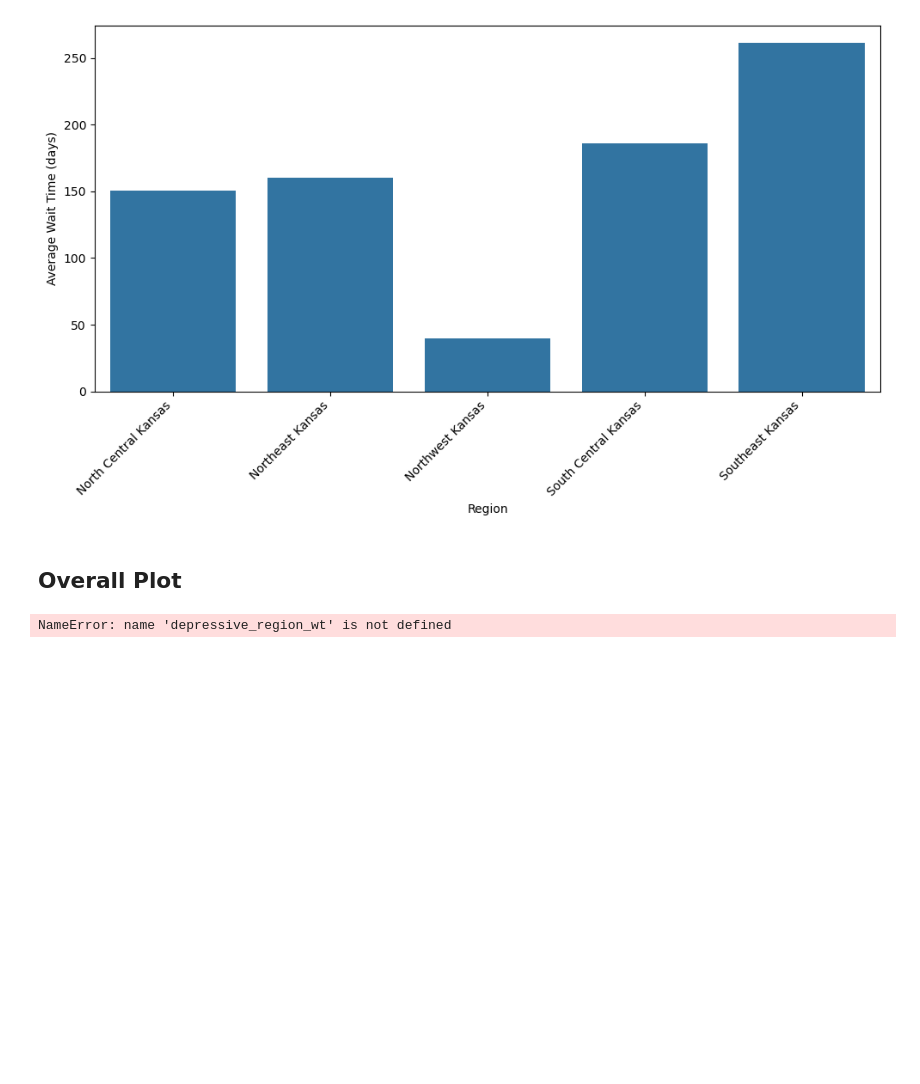
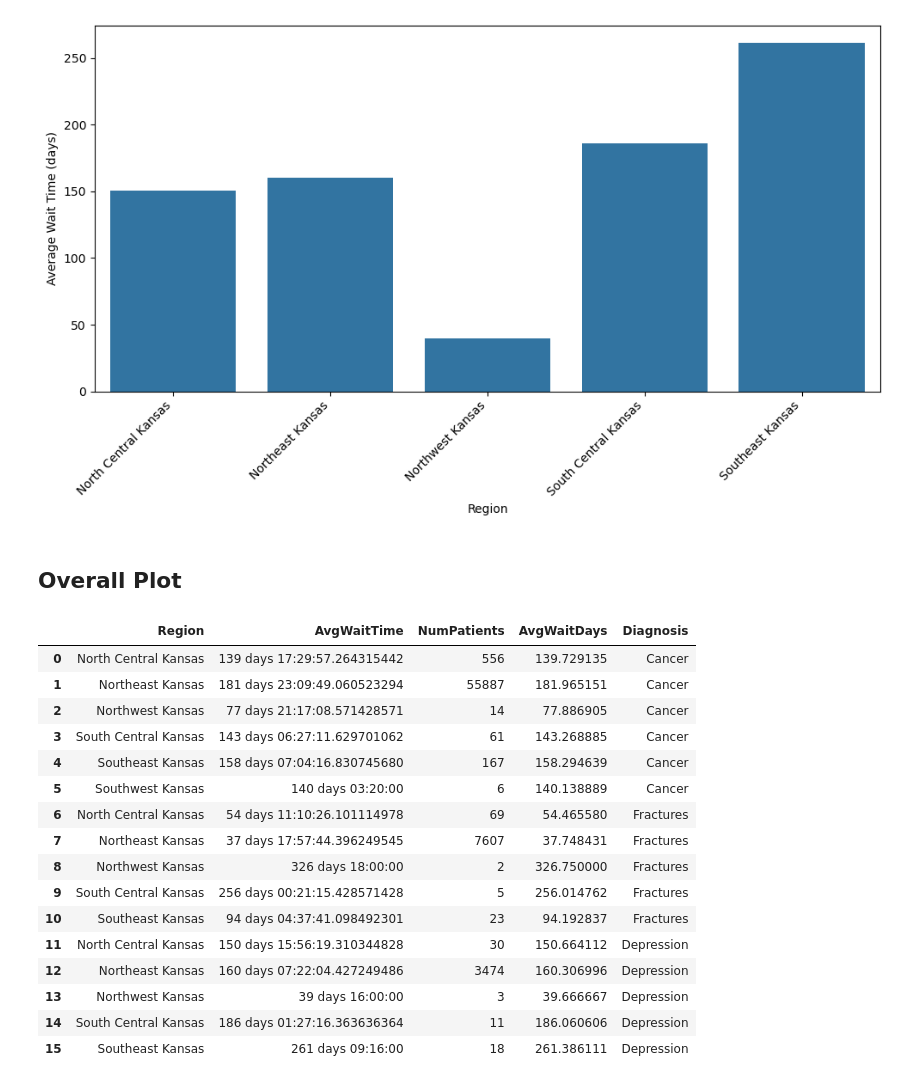
Before and after one commit to Takeshi-Chang/nu-datafest-2026, a Jupyter notebook: Cleaning_Hannah.ipynb, the cells around one changed output. Saved outputs shown, nothing was run; the diff lists cells and outputs as text; code cells hidden in the pictures; blank space fills up the shorter version.

```diff
--- a/Cleaning_Hannah.ipynb
+++ b/Cleaning_Hannah.ipynb
@@ -585,8 +585,6 @@ plt.show()
 # %% [markdown]
 ## Overall Plot
 # %%
-cancer_region_wt.columns = ['Region', 'AvgWaitTime (Cancer)', 'NumPatients (Cancer)', 'AvgWaitDays (Cancer)']
-fractures_region_wt.columns = ['Region', 'AvgWaitTime (Fractures)', 'NumPatients (Fractures)', 'AvgWaitDays (Fractures)']
-depressive_region_wt.columns = ['Region', 'AvgWaitTime (Depression)', 'NumPatients (Depression)', 'AvgWaitDays (Depression)']
+cancer_region_wt["Diagnosis"] = "Cancer"
+fractures_region_wt["Diagnosis"] = "Fractures"
+depressives_region_wt["Diagnosis"] = "Depression"
-# %% [output]
-NameError: name 'depressive_region_wt' is not defined
@@ -592,0 +594,20 @@ NameError: name 'depressive_region_wt' is not defined
+# %%
+overall_region_wt
+# %% [output]
+|  | Region | AvgWaitTime | NumPatients | AvgWaitDays | Diagnosis |
+| 0 | North Central Kansas | 139 days 17:29:57.264315442 | 556 | 139.729135 | Cancer |
+| 1 | Northeast Kansas | 181 days 23:09:49.060523294 | 55887 | 181.965151 | Cancer |
+| 2 | Northwest Kansas | 77 days 21:17:08.571428571 | 14 | 77.886905 | Cancer |
+| 3 | South Central Kansas | 143 days 06:27:11.629701062 | 61 | 143.268885 | Cancer |
+| 4 | Southeast Kansas | 158 days 07:04:16.830745680 | 167 | 158.294639 | Cancer |
+| 5 | Southwest Kansas | 140 days 03:20:00 | 6 | 140.138889 | Cancer |
+| 6 | North Central Kansas | 54 days 11:10:26.101114978 | 69 | 54.465580 | Fractures |
+| 7 | Northeast Kansas | 37 days 17:57:44.396249545 | 7607 | 37.748431 | Fractures |
+| 8 | Northwest Kansas | 326 days 18:00:00 | 2 | 326.750000 | Fractures |
+| 9 | South Central Kansas | 256 days 00:21:15.428571428 | 5 | 256.014762 | Fractures |
+| 10 | Southeast Kansas | 94 days 04:37:41.098492301 | 23 | 94.192837 | Fractures |
+| 11 | North Central Kansas | 150 days 15:56:19.310344828 | 30 | 150.664112 | Depression |
+| 12 | Northeast Kansas | 160 days 07:22:04.427249486 | 3474 | 160.306996 | Depression |
+| 13 | Northwest Kansas | 39 days 16:00:00 | 3 | 39.666667 | Depression |
+| 14 | South Central Kansas | 186 days 01:27:16.363636364 | 11 | 186.060606 | Depression |
+| 15 | Southeast Kansas | 261 days 09:16:00 | 18 | 261.386111 | Depression |
```
Also changed, not shown: parts of 6 cells of this notebook.
